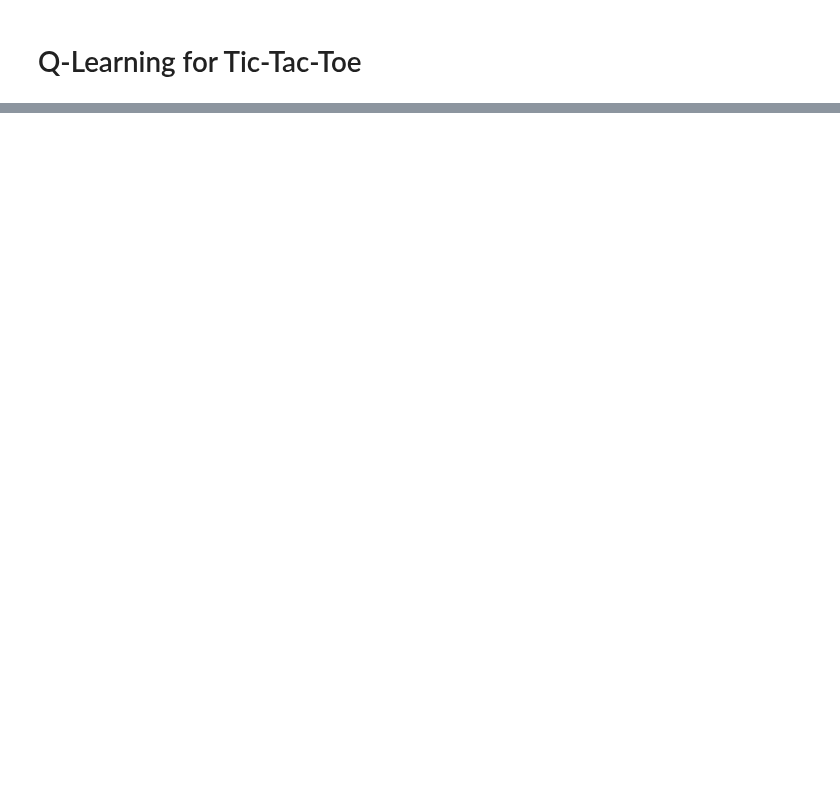
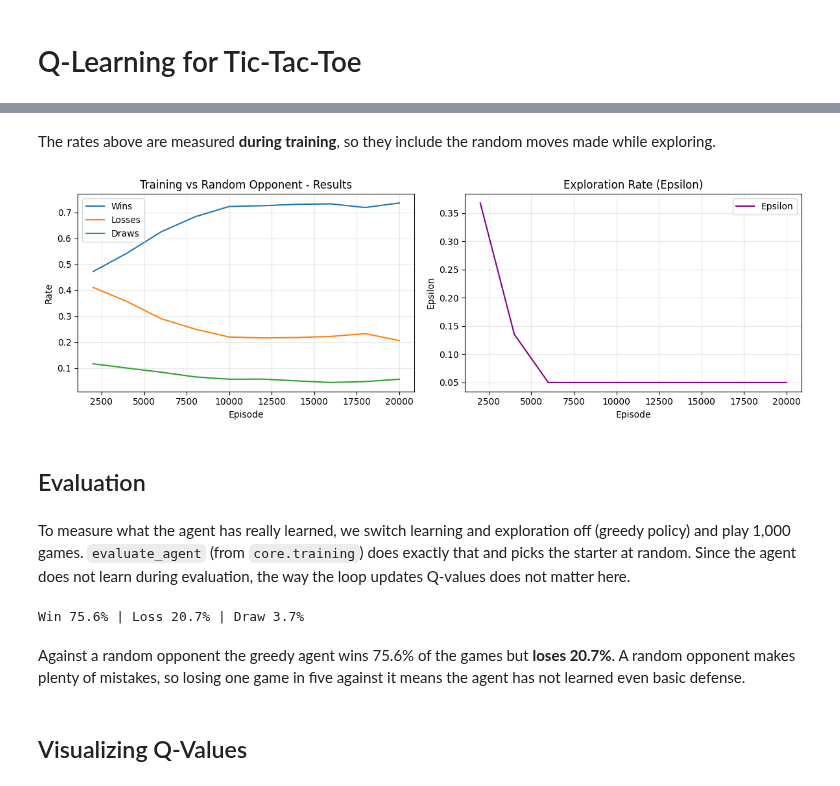
Before and after one commit to avidaldo/python-tic-tac-toe, a Jupyter notebook: 04_qlearning/notebooks/01_qlearning_basics.ipynb, the cells around one changed output, grey strips where cells are left out. Cells and saved outputs as stored; diff of their text form; code cells hidden in the pictures; blank space fills up the shorter version.

```diff
--- a/04_qlearning/notebooks/01_qlearning_basics.ipynb
+++ b/04_qlearning/notebooks/01_qlearning_basics.ipynb
@@ -633,0 +143,5 @@ The agent trained only against a random opponent, so it has some weaknesses:
+# %%
+from core.agents.q_learning_agent import QLearningAgent
+
+agent = QLearningAgent(symbol='X', learning_rate=0.1, discount_factor=0.9, epsilon=0.3)
+print(f"Symbol: {agent.symbol} | α={agent.learning_rate} | γ={agent.discount_factor} | ε={agent.epsilon}")
@@ -633,0 +222,29 @@ The agent trained only against a random opponent, so it has some weaknesses:
+# %%
+N_EPISODES = 20000
+EVAL_EVERY = 2000
+EPSILON_START, EPSILON_END, EPSILON_DECAY = 1.0, 0.05, 0.9995
+
+agent = QLearningAgent(symbol='X', learning_rate=0.1, discount_factor=0.9, epsilon=EPSILON_START)
+env = TicTacToeEnvironment()
+
+history = {'wins': [], 'losses': [], 'draws': [], 'epsilon': []}
+results = {'X': 0, 'O': 0, 'draw': 0}
+epsilon = EPSILON_START
+
+for episode in range(1, N_EPISODES + 1):
+    epsilon = max(EPSILON_END, epsilon * EPSILON_DECAY)
+    agent.set_epsilon(epsilon)
+
+    result = play_training_game(agent, env, agent_first=random.choice([True, False]))
+    results[result] += 1
+
+    if episode % EVAL_EVERY == 0:
+        history['wins'].append(results['X'] / EVAL_EVERY)
+        history['losses'].append(results['O'] / EVAL_EVERY)
+        history['draws'].append(results['draw'] / EVAL_EVERY)
+        history['epsilon'].append(epsilon)
+        print(f"Episode {episode}: win {history['wins'][-1]:.2f} | loss {history['losses'][-1]:.2f} | "
+              f"draw {history['draws'][-1]:.2f} | ε={epsilon:.3f}")
+        results = {'X': 0, 'O': 0, 'draw': 0}
+
+print(f"Q-table: {len(agent.q_table)} entries, {agent.get_stats()['unique_states']} states")
@@ -633,0 +263,29 @@ The agent trained only against a random opponent, so it has some weaknesses:
+# %% [markdown]
+The rates above are measured **during training**, so they include the random moves made while exploring.
+# %%
+from core.training import plot_training_history
+
+plot_training_history(history, eval_every=EVAL_EVERY, title="Training vs Random Opponent")
+# %% [output]
+[figure, added]
+# %% [markdown]
+## Evaluation
+# %% [markdown]
+To measure what the agent has really learned, we switch learning and exploration off (greedy policy) and
+play 1,000 games. `evaluate_agent` (from `core.training`) does exactly that and picks the starter at random.
+Since the agent does not learn during evaluation, the way the loop updates Q-values does not matter here.
+# %%
+from core.training import evaluate_agent
+from core.agents.random_agent import RandomAgent
+
+results_vs_random = evaluate_agent(agent, RandomAgent('O'), n_games=1000)
+print(f"Win {results_vs_random['win_rate']:.1%} | Loss {results_vs_random['loss_rate']:.1%} | "
+      f"Draw {results_vs_random['draw_rate']:.1%}")
+# %% [output]
+Win 75.6% | Loss 20.7% | Draw 3.7%
+# %% [markdown]
+Against a random opponent the greedy agent wins 75.6% of the games but **loses 20.7%**. A random opponent
+makes plenty of mistakes, so losing one game in five against it means the agent has not learned even basic
+defense.
+# %% [markdown]
+## Visualizing Q-Values
```
Also changed, not shown: parts of 73 cells of this notebook, 19 other files.
